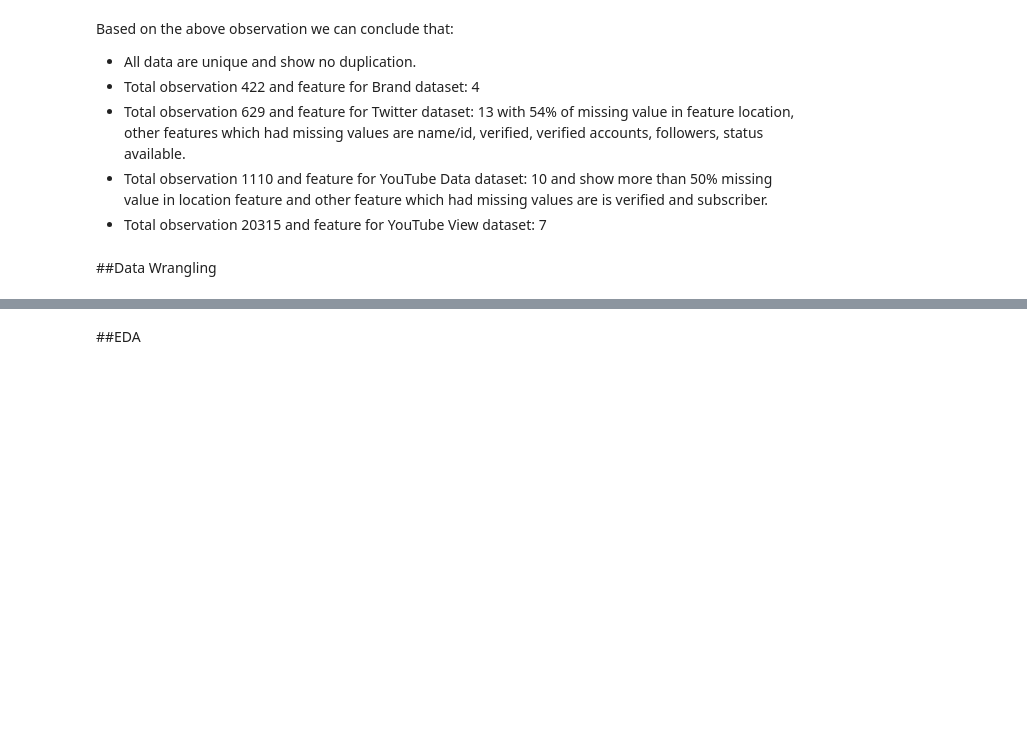
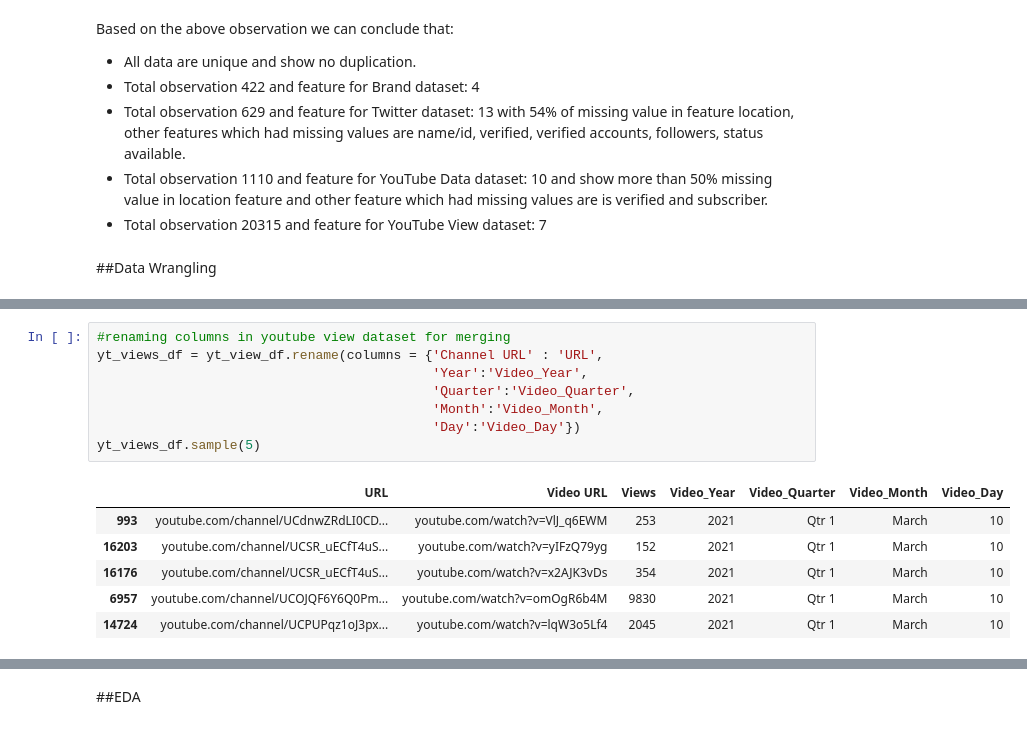
Before and after one commit to abhinav4201/Data-Analysis-EDA, a Jupyter notebook: Uptitude_Technical_Test.ipynb, the cells around one changed output, grey strips where cells are left out. Saved outputs shown, nothing was run; the diff lists cells and outputs as text; blank space fills up the shorter version.

```diff
--- a/Uptitude_Technical_Test.ipynb
+++ b/Uptitude_Technical_Test.ipynb
@@ -236,0 +272,15 @@ Based on the above observation we can conclude that:
+# %%
+#renaming columns in youtube view dataset for merging
+yt_views_df = yt_view_df.rename(columns = {'Channel URL' : 'URL',
+                                           'Year':'Video_Year',
+                                           'Quarter':'Video_Quarter',
+                                           'Month':'Video_Month',
+                                           'Day':'Video_Day'})
+yt_views_df.sample(5)
+# %% [output]
+|  | URL | Video URL | Views | Video_Year | Video_Quarter | Video_Month | Video_Day |
+| 993 | youtube.com/channel/UCdnwZRdLI0CD... | youtube.com/watch?v=VlJ_q6EWM | 253 | 2021 | Qtr 1 | March | 10 |
+| 16203 | youtube.com/channel/UCSR_uECfT4uS... | youtube.com/watch?v=yIFzQ79yg | 152 | 2021 | Qtr 1 | March | 10 |
+| 16176 | youtube.com/channel/UCSR_uECfT4uS... | youtube.com/watch?v=x2AJK3vDs | 354 | 2021 | Qtr 1 | March | 10 |
+| 6957 | youtube.com/channel/UCOJQF6Y6Q0Pm... | youtube.com/watch?v=omOgR6b4M | 9830 | 2021 | Qtr 1 | March | 10 |
+| 14724 | youtube.com/channel/UCPUPqz1oJ3px... | youtube.com/watch?v=lqW3o5Lf4 | 2045 | 2021 | Qtr 1 | March | 10 |
```
Also changed, not shown: parts of 16 cells of this notebook.
